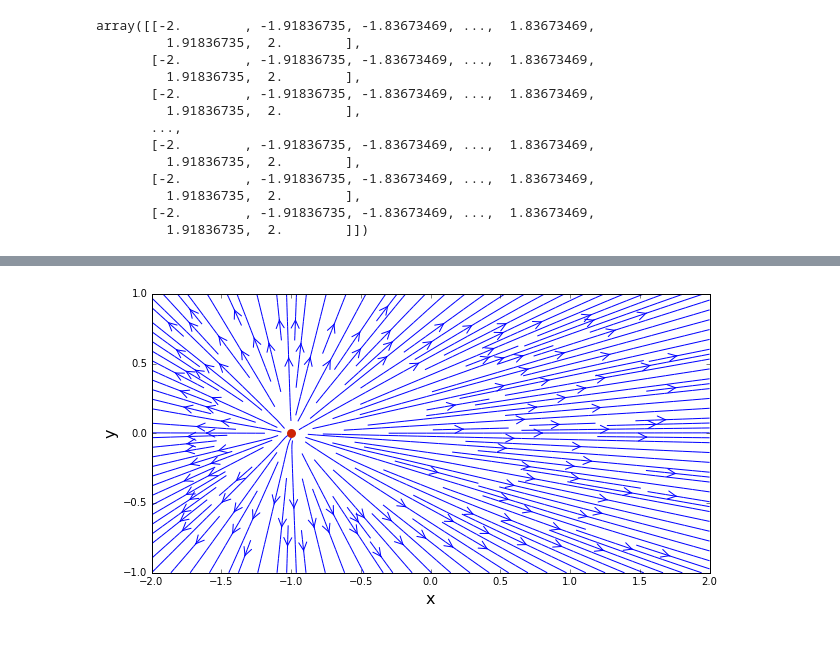
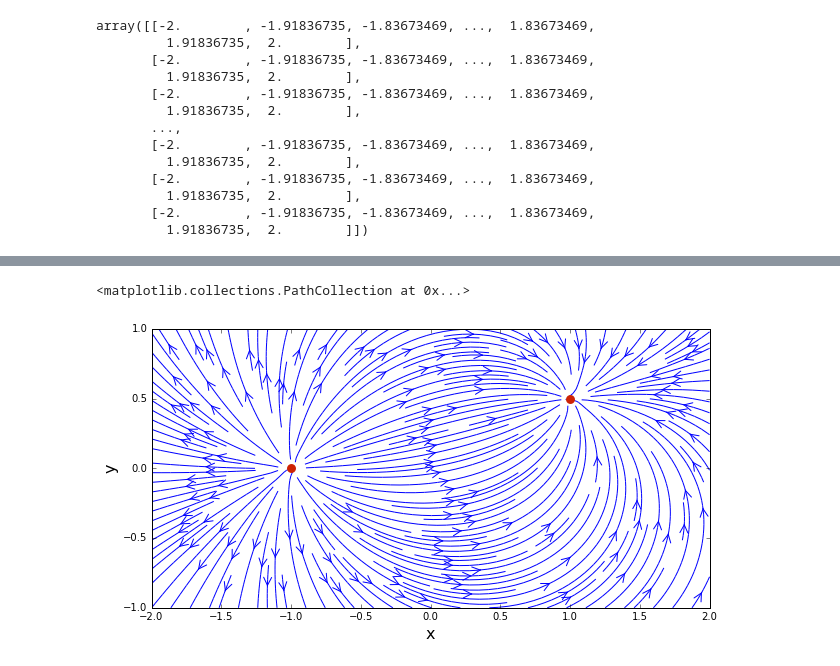
Before and after one commit to jiayuli517/mae6226-workspace, a Jupyter notebook: lesson1.ipynb, the cells around one changed output, grey strips where cells are left out. Cells and saved outputs as stored; diff of their text form; code cells hidden in the pictures.

```diff
--- a/lesson1.ipynb
+++ b/lesson1.ipynb
@@ -4,12 +4,7 @@ import numpy
 from matplotlib import pyplot
 # %%
 N=50
-x_start, x_end=-2.0, 2.0
-y_start, y_end=-1.0, 1.0
-x=numpy.linspace(x_start, x_end, N)
-y=numpy.linspace(y_start, y_end, N)
-
-print('x=', x)
-print('y=', y)
-
-X,Y= numpy.meshgrid(x,y)
+x_start,x_end=-2.0, 2.0
+y_start,y_end=-1.0,1.0
+x=numpy.linspace(x_start,x_end)
+y=numpy.linspace(y_start,y_end)
@@ -73,5 +87,5 @@ array([[-2.        , -1.91836735, -1.83673469, ...,  1.83673469,
 # %%
-strength_source = 5.0
-x_source, y_source = -1.0, 0.0
-u_source = strength_source/(2*math.pi) * (X-x_source)/((X-x_source)**2 +(Y-y_source)**2)
-v_source = strength_source/(2*math.pi) * (Y-y_source)/((X-x_source)**2 +(Y-y_source)**2)
+strength_source=5.0
+x_source,y_source=-1.0,0.0
+u_source=strength_source/2*math.pi*(X-x_source)/((X-x_source)**2+(Y-y_source)**2)
+v_source=strength_source/2*math.pi*(Y-y_source)/((X-x_source)**2+(Y-y_source)**2)
@@ -77,0 +104,5 @@ v_source = strength_source/(2*math.pi) * (Y-y_source)/((X-x_source)**2 +(Y-y_sou
+# %%
+strength_sink=-3.0
+x_sink,y_sink=1.0,0.5
+u_sink=strength_sink/2*math.pi*(X-x_sink)/((X-x_sink)**2+(Y-y_sink)**2)
+v_sink=strength_sink/2*math.pi*(Y-y_sink)/((X-x_sink)**2+(Y-y_sink)**2)
@@ -78,11 +136,12 @@ v_source = strength_source/(2*math.pi) * (Y-y_source)/((X-x_source)**2 +(Y-y_sou
 # %%
 size=10
-pyplot.figure(figsize=(size, (y_end-y_start)/(x_end-x_start)*size))
-pyplot.xlabel('x', fontsize=16)
-pyplot.ylabel('y', fontsize=16)
-pyplot.xlim(x_start, x_end)
-pyplot.ylim(y_start, y_end)
-pyplot.streamplot(X, Y, u_source, v_source, density=2, linewidth=1, arrowsize=2, arrowstyle='->')
-pyplot.scatter(x_source, y_source, color='#CD2305', s=80, marker='o', linewidth=0);
+pyplot.figure(figsize=(size,(y_end-y_start)/(x_end-x_start)*size))
+pyplot.xlabel('x',fontsize=16)
+pyplot.ylabel('y',fontsize=16)
+pyplot.xlim(x_start,x_end)
+pyplot.ylim(y_start,y_end)
+pyplot.streamplot(X,Y,u_pair,v_pair,density=2,linewidth=1,arrowsize=2,arrowstyle='->')
+pyplot.scatter([x_source,x_sink],[y_source,y_sink],color='#CD2305',s=80,marker='o',linewidth=0)
 # %% [output]
+<matplotlib.collections.PathCollection at 0x...>
-[figure, old version]
+[figure, new version]
```
Also changed, not shown: parts of 17 cells of this notebook.
